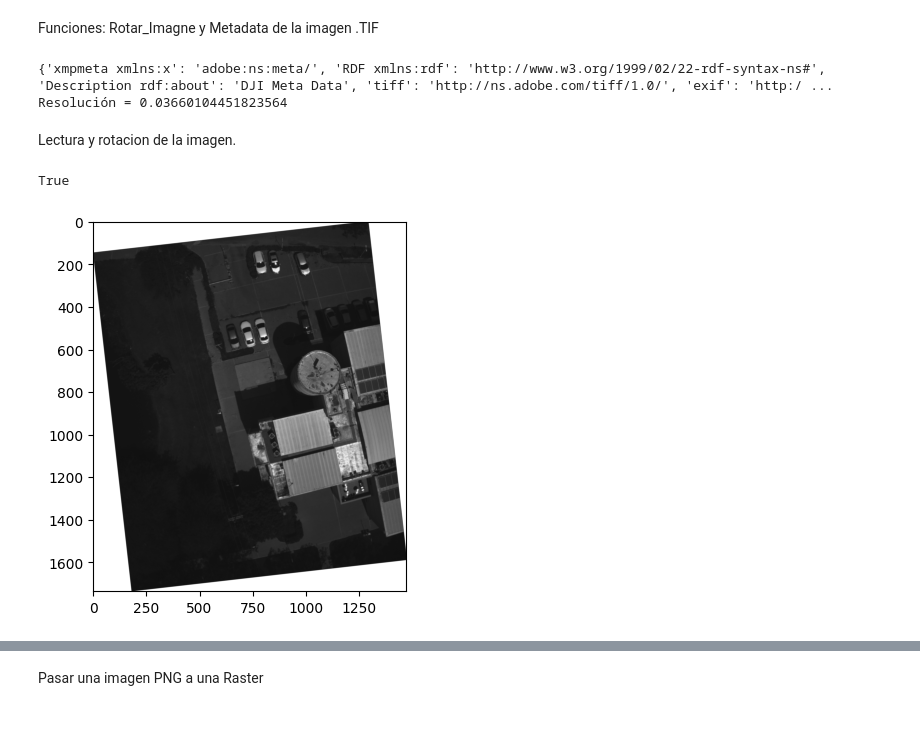
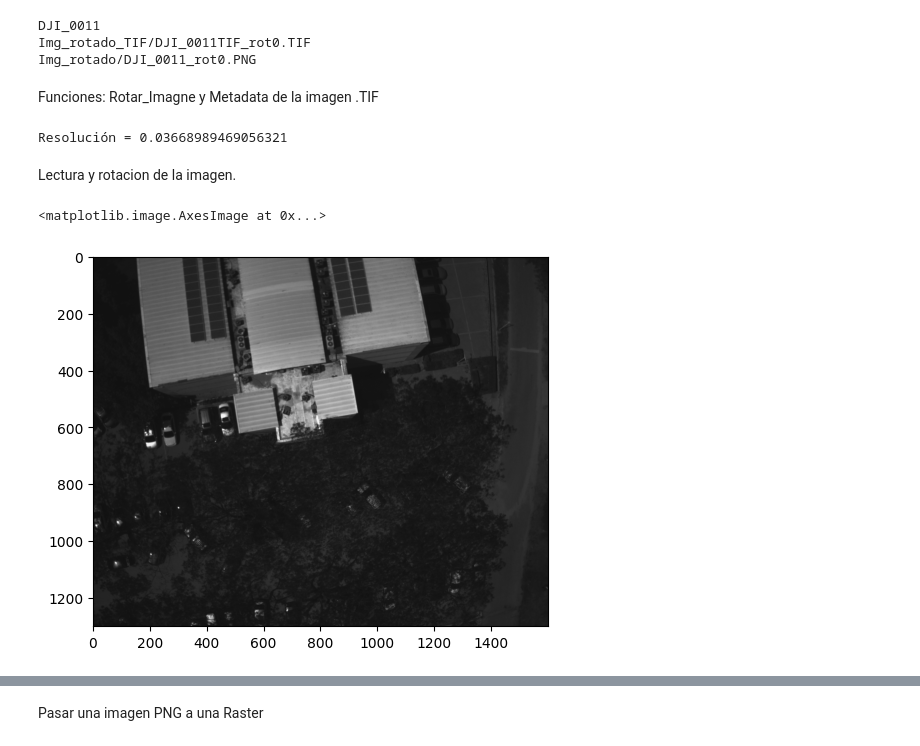
Before and after one commit to LuisGutierrez2203/RotarImagen, a Jupyter notebook: ImgRotPNG.ipynb, the cells around one changed output, grey strips where cells are left out. Cells and saved outputs as stored; diff of their text form; code cells hidden in the pictures.

```diff
--- a/ImgRotPNG.ipynb
+++ b/ImgRotPNG.ipynb
@@ -13,3 +21,25 @@ import matplotlib.pyplot as plt
+# %%
+img_path = "Img/DJI_0011.TIF"
+img_rot_path = "Img_rotado/"
+img_rot_TIF_path = "Img_rotado_TIF/"
+
+
+
+n_imagen = img_path.split("/")[-1]
+n_imagen = n_imagen.split(".")[0]
+print(n_imagen)
+
+
+img_rot_path = img_rot_path + n_imagen + "_rot0.PNG"
+img_rot_TIF_path = img_rot_TIF_path +n_imagen + "TIF_rot0.TIF"
+
+
+print(img_rot_TIF_path)
+print(img_rot_path)
+# %% [output]
+DJI_0011
+Img_rotado_TIF/DJI_0011TIF_rot0.TIF
+Img_rotado/DJI_0011_rot0.PNG
 # %% [markdown]
 Funciones: Rotar_Imagne y Metadata de la imagen .TIF
 # %%
@@ -88,8 +120,6 @@ def metadata(imagen):
     #print(metadiccionario)
     return metadiccionario
 # %%
-img_path = "Img/DJI_0051.TIF"  #Dirrecion de la imagen .TIF que se va a rotar
-
 metadiccionario = metadata(img_path)
 
 centro_x = float(metadiccionario["CalibratedOpticalCenterX"])
@@ -115,15 +145,12 @@ max_lat = float(metadiccionario["GpsLatitude"]) + (
 
 #print(min_lon, max_lon, min_lat, max_lat)
 # %% [output]
-{'xmpmeta xmlns:x': 'adobe:ns:meta/', 'RDF xmlns:rdf': 'http://www.w3.org/1999/02/22-rdf-syntax-ns#', 'Description rdf:about': 'DJI Meta Data', 'tiff': 'http://ns.adobe.com/tiff/1.0/', 'exif': 'http:/ ...
-Resolución = 0.03660104451823564
+Resolución = 0.03668989469056321
 # %% [markdown]
 Lectura y rotacion de la imagen.
-# %%
-img_o =cv2.imread(img_path, 1)
-angulo =  (float(metadiccionario["GimbalYawDegree"]))
-img_rot = rotar_imagen(img_o, angulo)
-cv2.imwrite("Img_rotado/Img_rot2.PNG", img_rot)
-# %% [output]
-True
-[figure, removed]
+# %%
+img_o =cv2.imread(img_path, 1) #Lectura
+plt.imshow(img_o)
+# %% [output]
+<matplotlib.image.AxesImage at 0x...>
+[figure, added]
```
Also changed, not shown: parts of 8 cells of this notebook, 7 other files.
